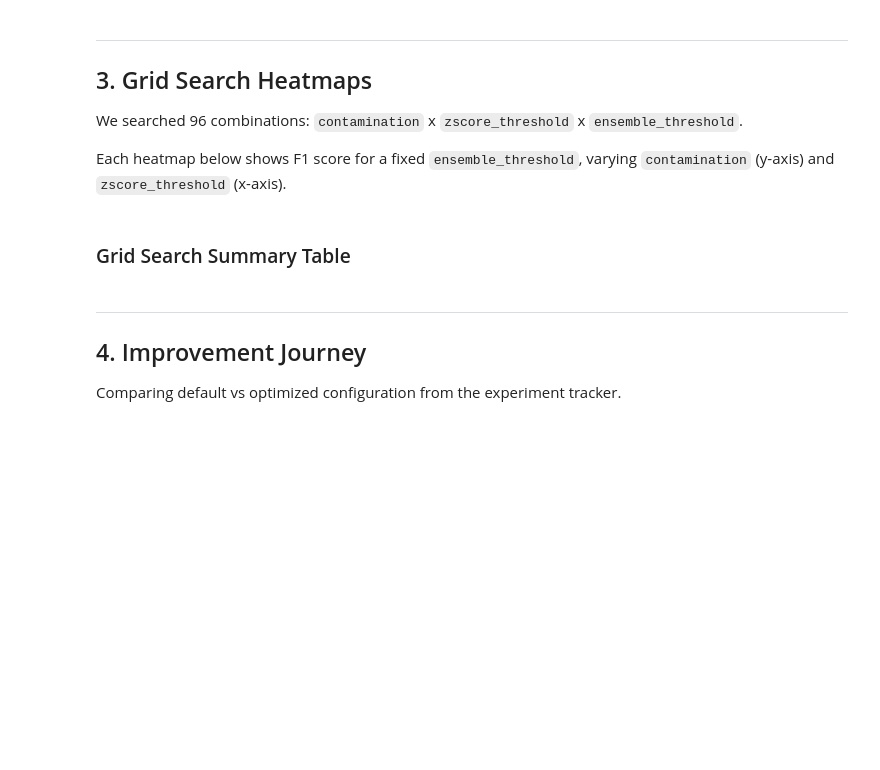
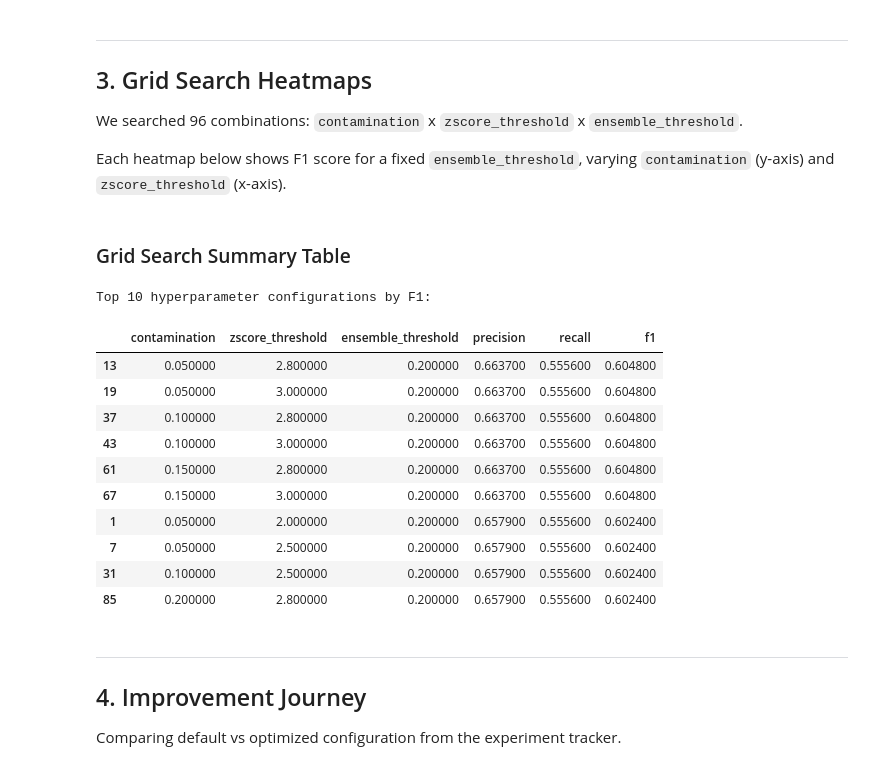
Before and after one commit to Khushal-gupta22/pricing-anomaly-detector-ds, a Jupyter notebook: notebooks/03_threshold_analysis.ipynb, the cells around one changed output. Cells and saved outputs as stored; diff of their text form; code cells hidden in the pictures; blank space fills up the shorter version.

```diff
--- a/notebooks/03_threshold_analysis.ipynb
+++ b/notebooks/03_threshold_analysis.ipynb
@@ -209,8 +230,21 @@ fig3.show()
 # %%
 # Top 10 configurations by F1
 top10 = grid_df.nlargest(10, 'f1')[['contamination', 'zscore_threshold', 'ensemble_threshold', 'precision', 'recall', 'f1']]
 print("Top 10 hyperparameter configurations by F1:")
-top10.style.highlight_max(subset=['f1'], color='lightgreen')
+top10.style.highlight_max(subset=['f1'], color='darkgreen')
+# %% [output]
+Top 10 hyperparameter configurations by F1:
+|  | contamination | zscore_threshold | ensemble_threshold | precision | recall | f1 |
+| 13 | 0.050000 | 2.800000 | 0.200000 | 0.663700 | 0.555600 | 0.604800 |
+| 19 | 0.050000 | 3.000000 | 0.200000 | 0.663700 | 0.555600 | 0.604800 |
+| 37 | 0.100000 | 2.800000 | 0.200000 | 0.663700 | 0.555600 | 0.604800 |
+| 43 | 0.100000 | 3.000000 | 0.200000 | 0.663700 | 0.555600 | 0.604800 |
+| 61 | 0.150000 | 2.800000 | 0.200000 | 0.663700 | 0.555600 | 0.604800 |
+| 67 | 0.150000 | 3.000000 | 0.200000 | 0.663700 | 0.555600 | 0.604800 |
+| 1 | 0.050000 | 2.000000 | 0.200000 | 0.657900 | 0.555600 | 0.602400 |
+| 7 | 0.050000 | 2.500000 | 0.200000 | 0.657900 | 0.555600 | 0.602400 |
+| 31 | 0.100000 | 2.500000 | 0.200000 | 0.657900 | 0.555600 | 0.602400 |
+| 85 | 0.200000 | 2.800000 | 0.200000 | 0.657900 | 0.555600 | 0.602400 |
 # %%
 # Distribution of F1 scores across all configs
 fig_hist = go.Figure(go.Histogram(x=grid_df['f1'], nbinsx=30, marker_color='steelblue'))
```
Also changed, not shown: parts of 4 cells of this notebook, 2 other files.
